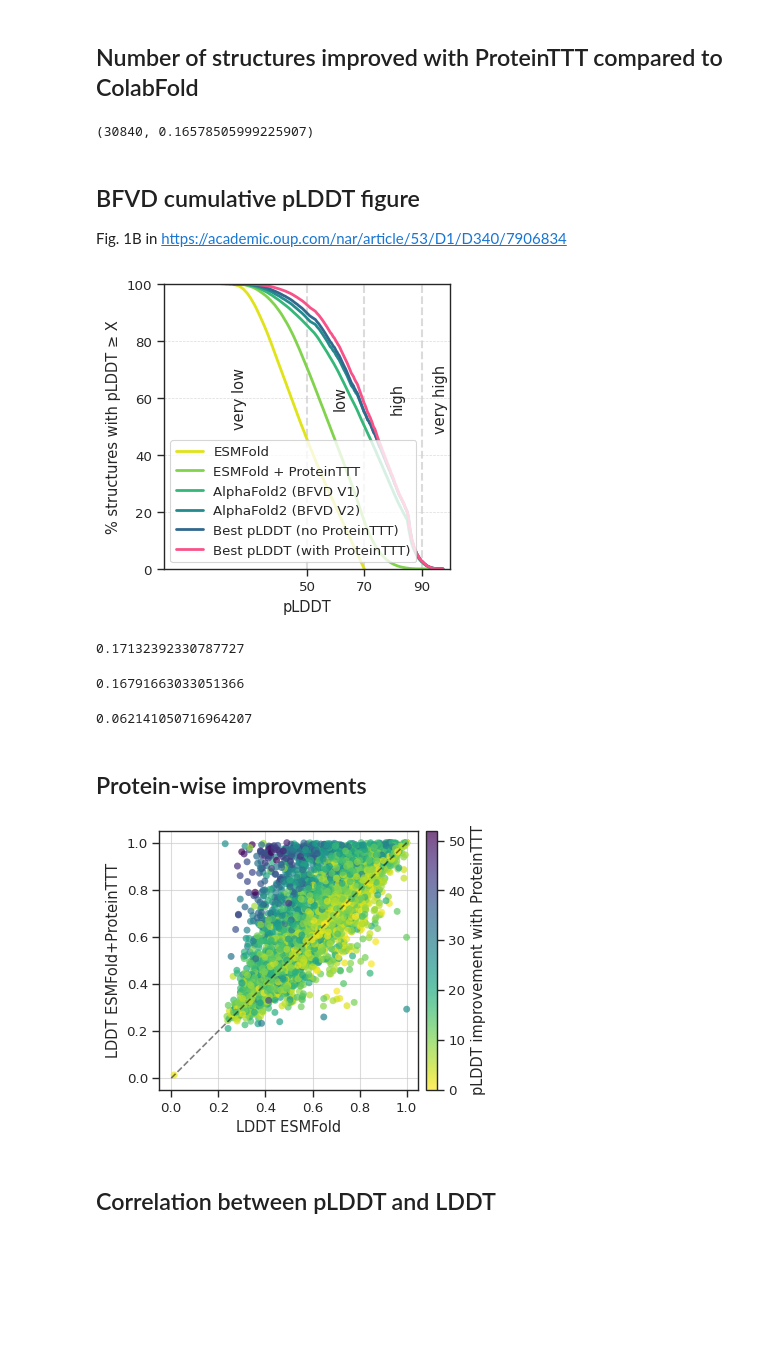
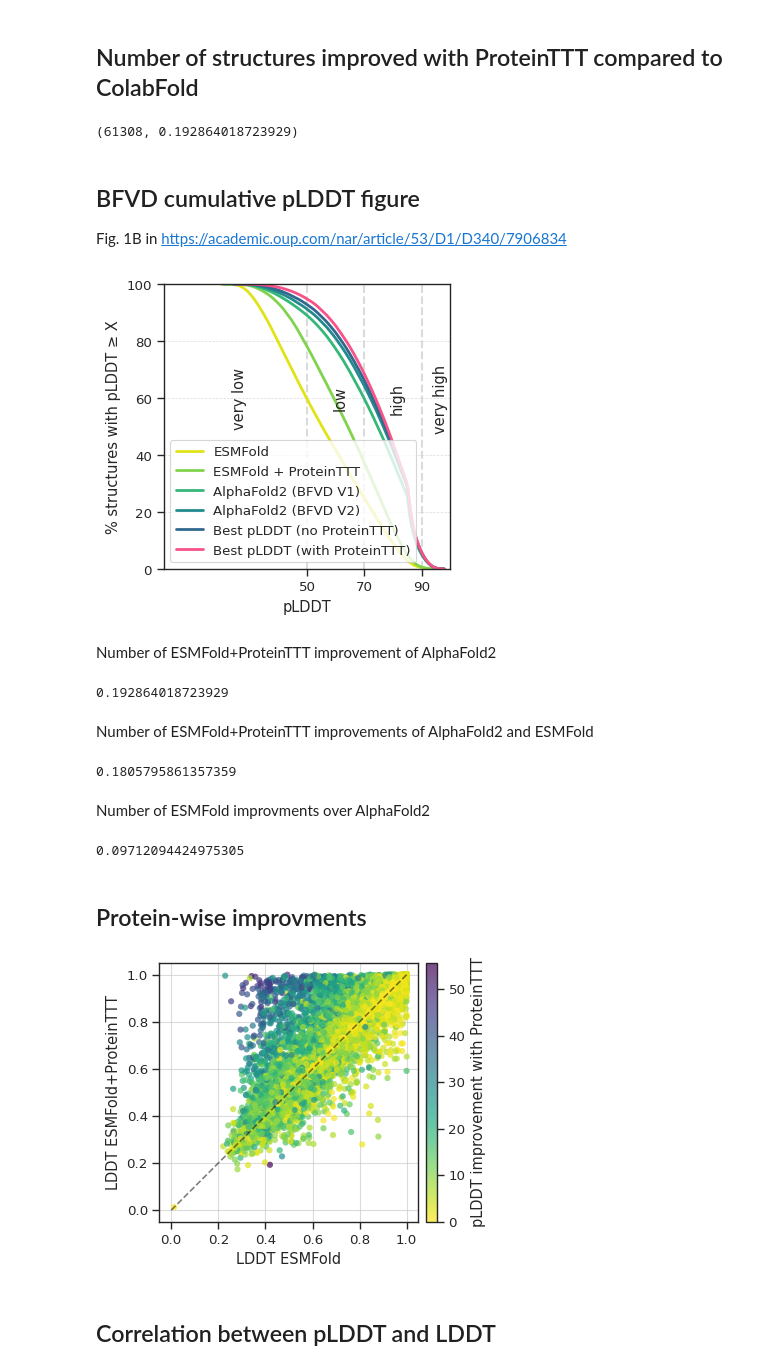
Before and after one commit to roman-bushuiev/ProteinTTT, a Jupyter notebook: notebooks/bfvd_analysis.ipynb, the cells around one changed output. Cells and saved outputs as stored; diff of their text form; code cells hidden in the pictures; blank space fills up the shorter version.

Commit message:
Update BFVD analysis

```diff
--- a/notebooks/bfvd_analysis.ipynb
+++ b/notebooks/bfvd_analysis.ipynb
@@ -25,8 +25,8 @@ custom_cmap = mpl.colors.LinearSegmentedColormap.from_list('custom', palette)
 # %% [markdown]
 ## Load data
 # %%
-df = pd.read_csv('/scratch/project/open-32-14/pimenol1/ProteinTTT/ProteinTTT/data/bfvd/results.tsv', sep='\t')
-df = df.drop(columns=['chain', 'chain_type', 'resolution'])
+df = pd.read_csv('/scratch/project/open-35-8/pimenol1/ProteinTTT/ProteinTTT/data/bfvd/proteinttt_results.tsv', sep='\t')
+# df = df.drop(columns=['chain', 'chain_type', 'resolution'])
 print(len(df))
 df = df.dropna()
 df['pLDDT_improvement'] = df['pLDDT_after'] - df['pLDDT_before']
@@ -53,5 +53,5 @@ df
 # %%
-df_metadata = pd.read_csv('/scratch/project/open-32-14/antonb/bfvd/2023_02_v2-entry_nmsa_plddt_version.tsv', sep='\t', header=None)
+df_metadata = pd.read_csv('/scratch/project/open-35-8/antonb/bfvd/2023_02_v2-entry_nmsa_plddt_version.tsv', sep='\t', header=None)
 df_metadata.columns = ['entry_id', 'nmsa', 'plddt', 'version']
 print(len(df_metadata))
 df_metadata.isna().sum()
@@ -73,6 +73,6 @@ df_metadata
 351242 rows × 4 columns
 # %%
 df['nmsa'] = df['id'].map(df_metadata.set_index('entry_id')['nmsa'])
-df_af2 = df[df['plddt_AlphaFold'] > 90]
+df_af2 = df[df['pLDDT_AlphaFold'] > 90]
 len(df_af2)
 # %% [output]
@@ -101,9 +101,9 @@ df
 # %% [markdown]
 ## Number of structures improved with ProteinTTT compared to ColabFold
 # %%
-(df['pLDDT_after'] > df['plddt_AlphaFold']).sum(), (df['pLDDT_after'] > df['plddt_AlphaFold']).sum() / len(df)
+(df['pLDDT_after'] > df['pLDDT_AlphaFold']).sum(), (df['pLDDT_after'] > df['pLDDT_AlphaFold']).sum() / len(df)
 # %% [output]
-(30840, 0.16578505999225907)
+(61308, 0.192864018723929)
 # %% [markdown]
 ## BFVD cumulative pLDDT figure
 Fig. 1B in https://academic.oup.com/nar/article/53/D1/D340/7906834
@@ -112,8 +112,8 @@ Fig. 1B in https://academic.oup.com/nar/article/53/D1/D340/7906834
 plt.figure(figsize=(3.7, 3.7))
 
 # Calculate row-wise maximum
-df['pLDDT_max'] = df[['plddt_AlphaFold', 'pLDDT_before', 'pLDDT_after']].max(axis=1)
-df['pLDDT_max_no_ttt'] = df[['plddt_AlphaFold', 'pLDDT_before']].max(axis=1)
+df['pLDDT_max'] = df[['pLDDT_AlphaFold', 'pLDDT_before', 'pLDDT_after']].max(axis=1)
+df['pLDDT_max_no_ttt'] = df[['pLDDT_AlphaFold', 'pLDDT_before']].max(axis=1)
 
 # Calculate all cumulative percentages first
 cumulative_data = {}
@@ -123,7 +123,7 @@ for data_col, label in [
     # (df['base_plddt'], 'base_plddt'),
     (df['logan_plddt'], 'AlphaFold2 (BFVD V1)'),
     # (df['X12cycle_plddt'], 'X12cycle_plddt')
-    (df['plddt_AlphaFold'], 'AlphaFold2 (BFVD V2)'),
+    (df['pLDDT_AlphaFold'], 'AlphaFold2 (BFVD V2)'),
     (df['pLDDT_max_no_ttt'], 'Best pLDDT (no ProteinTTT)'),
     (df['pLDDT_max'], 'Best pLDDT (with ProteinTTT)'),
 ]:
@@ -176,19 +176,25 @@ plt.legend(loc='lower left', bbox_to_anchor=(0, 0))
 plt.savefig('out_figures/bfvd_cumulative_plddt.svg', bbox_inches='tight')
 plt.show()
 # %% [output]
-[figure, old version]
+[figure, new version]
+# %% [markdown]
+Number of ESMFold+ProteinTTT improvement of AlphaFold2
 # %%
-(df['pLDDT_after'] > df['plddt_AlphaFold']).sum() / len(df)
+(df['pLDDT_after'] > df['pLDDT_AlphaFold']).sum() / len(df)
 # %% [output]
-0.17132392330787727
+0.192864018723929
+# %% [markdown]
+Number of ESMFold+ProteinTTT improvements of AlphaFold2 and ESMFold
 # %%
-((df['pLDDT_after'] > df['pLDDT_before']) & (df['pLDDT_after'] > df['plddt_AlphaFold'])).sum() / len(df)
+((df['pLDDT_after'] > df['pLDDT_before']) & (df['pLDDT_after'] > df['pLDDT_AlphaFold'])).sum() / len(df)
 # %% [output]
-0.16791663033051366
+0.1805795861357359
+# %% [markdown]
+Number of ESMFold improvments over AlphaFold2
 # %%
-(df['pLDDT_before'] > df['plddt_AlphaFold']).sum() / len(df)
+(df['pLDDT_before'] > df['pLDDT_AlphaFold']).sum() / len(df)
 # %% [output]
-0.062141050716964207
+0.09712094424975305
 # %% [markdown]
 ## Protein-wise improvments
 # %%
@@ -210,39 +216,40 @@ df['pLDDT_diff'] = df_plot['pLDDT_after'] - df_plot['pLDDT_before']
 # Create main axis for scatter plot
 ax = fig.add_axes([0.15, 0.15, 0.7, 0.7])
 
 # Create scatter plot
 scatter = ax.scatter(df['lddt_before'], df['lddt_after'],
                     c=df['pLDDT_diff'],
                     cmap='viridis_r',#mpl.colors.LinearSegmentedColormap.from_list('custom', ['#FF5B83', '#1FFF00']),
                     alpha=0.7,
                     edgecolors='black',  # Add black edges to circles
                     linewidth=0.,
-                    s=25)       # Control edge thickness
+                    s=20)
 
 # Make plot square
 ax.set_aspect('equal')
 
 # Add diagonal line
 ax.plot([0, 1], [0, 1], '--', color='black', alpha=0.5, zorder=11)
 ax.grid(True, linestyle='-', alpha=0.7)
 
 ax.set_xlabel('LDDT ESMFold')
 ax.set_ylabel('LDDT ESMFold+ProteinTTT')
 
 # Add colorbar with same height as plot
 cax = fig.add_axes([0.87, 0.15, 0.03, 0.7])
 plt.colorbar(scatter, cax=cax, label='pLDDT improvement with ProteinTTT')
 plt.savefig('out_figures/bfvd_protein_wise_improvement.svg', bbox_inches='tight', format='svg')
 
-# plt.xticks([])
-# plt.yticks([])
-# plt.xlabel('')
-# plt.ylabel('')
+# plt.grid(True, linestyle='-', alpha=0.7)
+# ax.set_xticklabels([])
+# ax.set_yticklabels([])
+# ax.set_xlabel('')
+# ax.set_ylabel('')
 # plt.savefig(f'out_figures/bfvd_protein_wise_improvement.png', bbox_inches='tight', dpi=300)
 
 plt.show()
 # %% [output]
-[figure, old version]
+[figure, new version]
 # %% [markdown]
 ## Correlation between pLDDT and LDDT
 # %%
```
Also changed, not shown: parts of 6 cells of this notebook.
